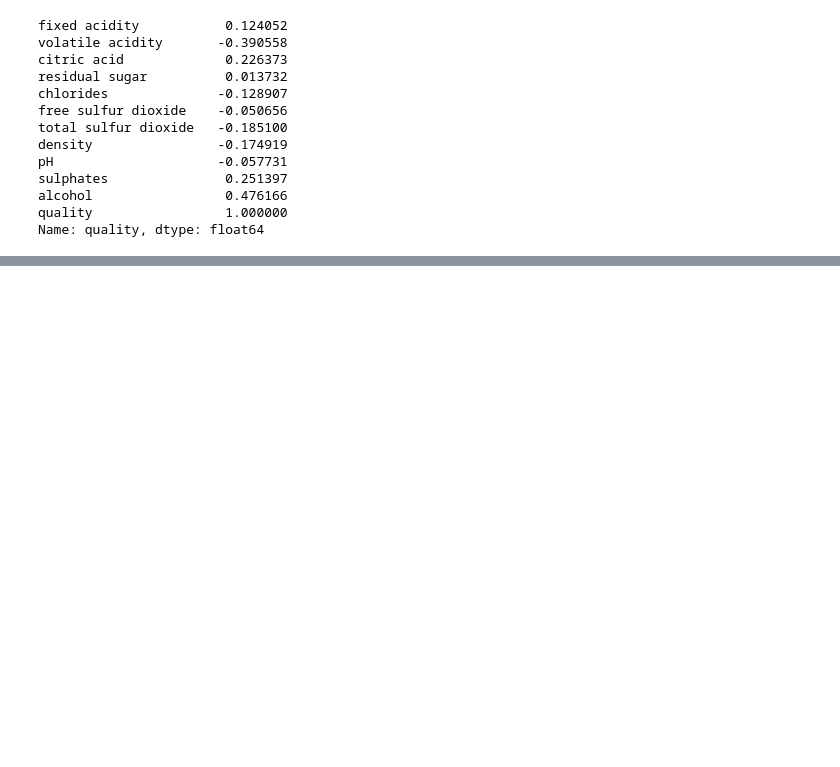
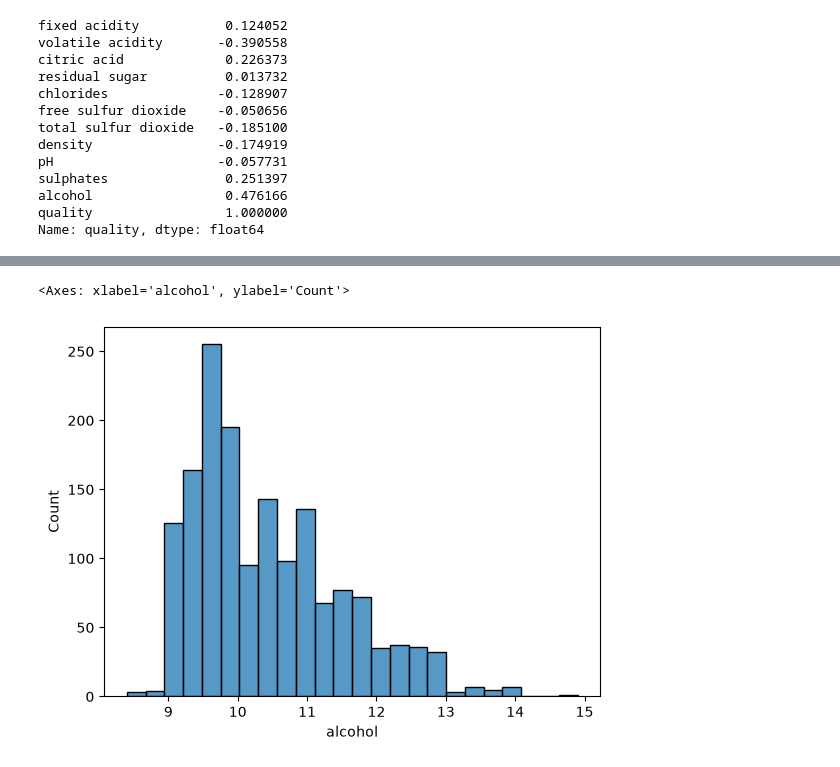
Before and after one commit to SabiahMdk/SabiahDAS, a Jupyter notebook: PYTHON/Feature Eng.ipynb/EDA redwine.ipynb, the cells around one changed output, grey strips where cells are left out. Drawn from its saved outputs; the diff is of its cells as text; code cells hidden in the pictures; blank space fills up the shorter version.

```diff
--- a/PYTHON/Feature Eng.ipynb/EDA redwine.ipynb
+++ b/PYTHON/Feature Eng.ipynb/EDA redwine.ipynb
@@ -178,0 +228,6 @@ Name: quality, dtype: float64
+# %%
+### for checking independently
+sns.histplot(df['alcohol'])
+# %% [output]
+<Axes: xlabel='alcohol', ylabel='Count'>
+[figure, added]
```
Also changed, not shown: parts of 7 cells of this notebook, 2 other files.
